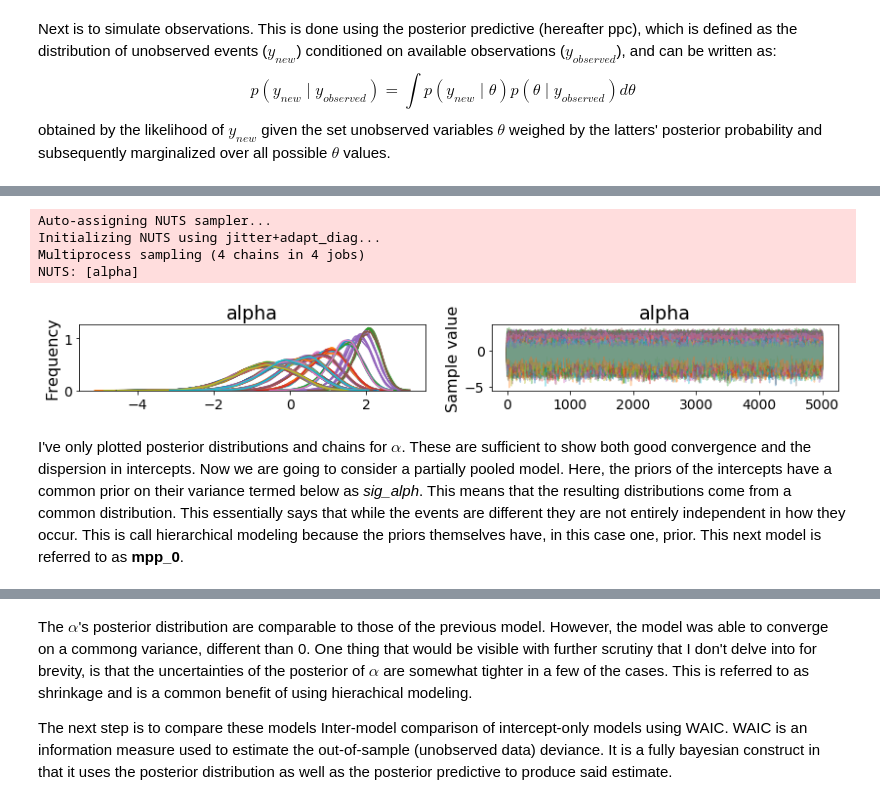
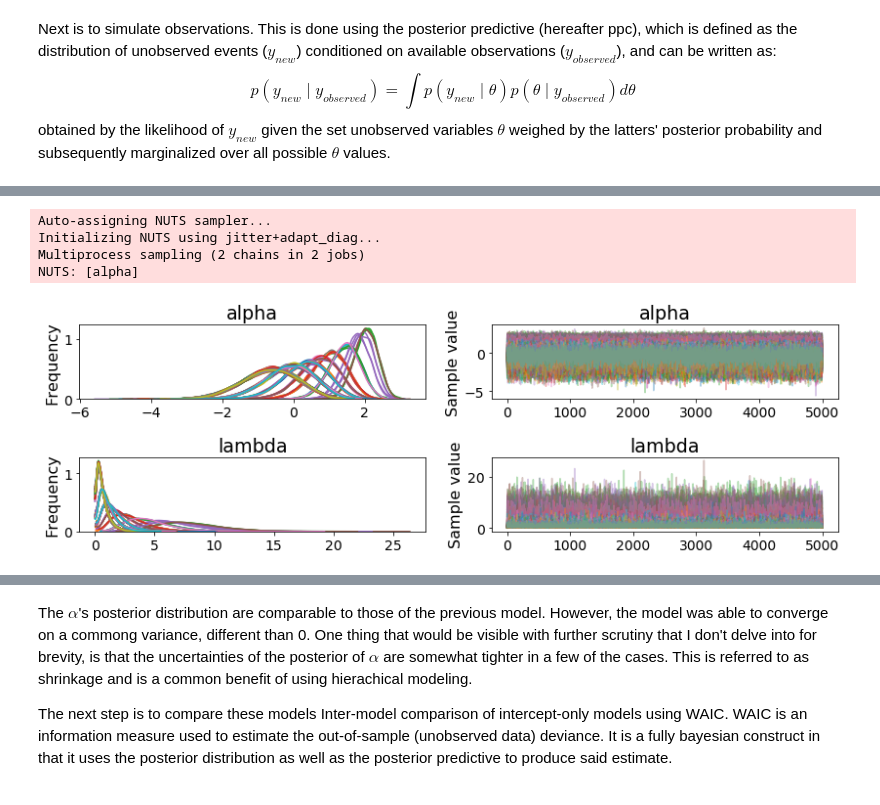
Before and after one commit to madHatter106/beaching, a Jupyter notebook: notebooks/Bayesian Marine Mammal Beaching GLM - 1.ipynb, the cells around one changed output, grey strips where cells are left out. Cells and saved outputs as stored; diff of their text form; code cells hidden in the pictures.

```diff
--- a/notebooks/Bayesian Marine Mammal Beaching GLM - 1.ipynb
+++ b/notebooks/Bayesian Marine Mammal Beaching GLM - 1.ipynb
@@ -61,7 +66,7 @@ rcParams['font.size'] = 16
 # %%
 # load data into pandas dataframe
 home = pathlib.Path.home()
-dataDir = home / 'DATA/Beaching/PickleJar'
+dataDir = home / 'DATA/Beaching_Project/PklJar'
 with open(dataDir / 'CapeCodDataDict.pkl', 'rb') as f:
     dataDict = pickle.load(f)
 
@@ -177,17 +203,14 @@ Next is to model all observations independently, meaning that each observation g
 # %%
 # unpooled model mu_0
 with pm.Model() as mu_0:
     alpha = pm.Normal('alpha', 0, 1, shape=n_obs) # each event gets a prior
-    lambda_ = pm.math.exp(alpha)
+    lambda_ = pm.Deterministic('lambda', tt.exp(alpha))
     events_pred = pm.Poisson('events_pred', lambda_, observed=df_T_M.event)
     trace_mu0 = pm.sample(5000, tune=2000);
 pm.traceplot(trace_mu0);
 # %% [output]
 Auto-assigning NUTS sampler...
 Initializing NUTS using jitter+adapt_diag...
-Multiprocess sampling (4 chains in 4 jobs)
+Multiprocess sampling (2 chains in 2 jobs)
 NUTS: [alpha]
-[figure, old version]
+[figure, new version]
-# %% [markdown]
-I've only plotted posterior distributions and chains for $\alpha$. These are sufficient to show both good convergence and the dispersion in intercepts.
-Now we are going to consider a partially pooled model. Here, the priors of the intercepts have a common prior on their variance termed below as *sig_alph*. This means that the resulting distributions come from a common distribution. This essentially says that while the events are different they are not entirely independent in how they occur. This is call hierarchical modeling because the priors themselves have, in this case one, prior. This next model is referred to as **mpp_0**.
```
Also changed, not shown: parts of 47 cells of this notebook.
